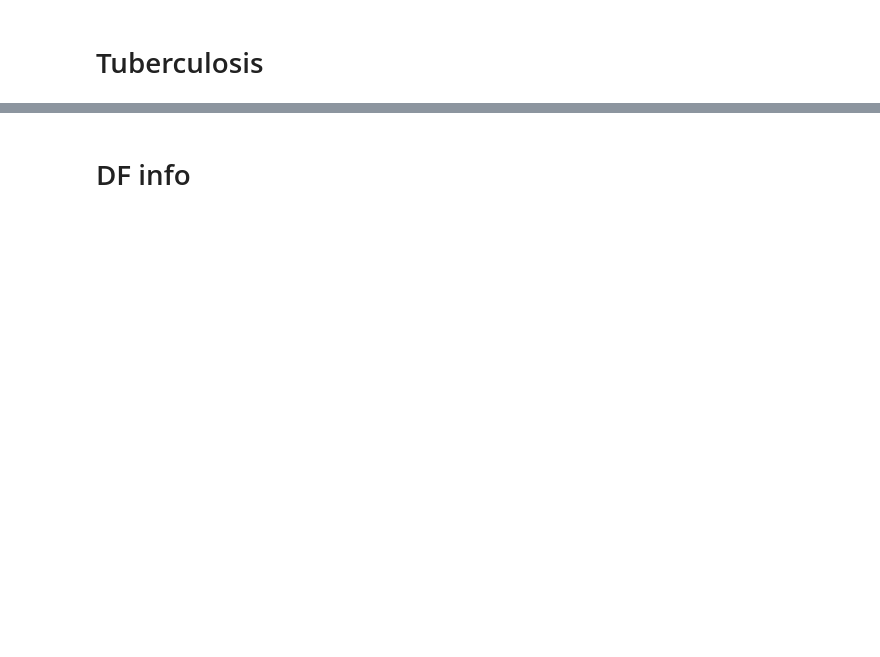
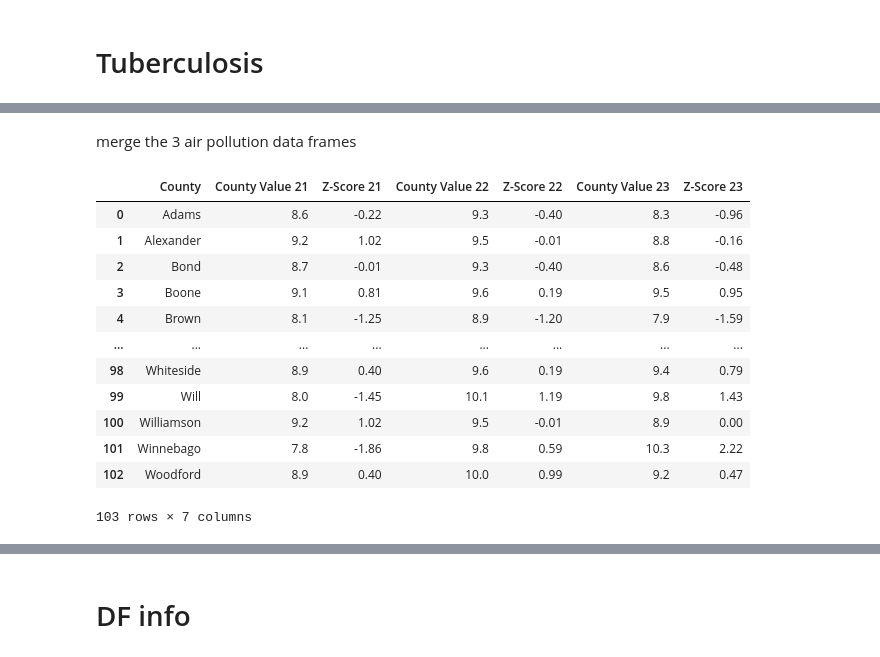
Before and after one commit to christineCLWong/idph_air_pollution_infectious, a Jupyter notebook: tuberculosis.ipynb, the cells around one changed output, grey strips where cells are left out. Cells and saved outputs as stored; diff of their text form; code cells hidden in the pictures; blank space fills up the shorter version.

```diff
--- a/tuberculosis.ipynb
+++ b/tuberculosis.ipynb
@@ -40,0 +32,21 @@ df_tub
+# %% [markdown]
+merge the 3 air pollution data frames
+# %%
+df_22_23 = pd.merge(df_air22, df_air23, on = 'County', how = 'outer')
+df_22_23
+df_air = pd.merge(df_air21, df_22_23, on = 'County', how = 'outer')
+df_air
+# %% [output]
+|  | County | County Value 21 | Z-Score 21 | County Value 22 | Z-Score 22 | County Value 23 | Z-Score 23 |
+| 0 | Adams | 8.6 | -0.22 | 9.3 | -0.40 | 8.3 | -0.96 |
+| 1 | Alexander | 9.2 | 1.02 | 9.5 | -0.01 | 8.8 | -0.16 |
+| 2 | Bond | 8.7 | -0.01 | 9.3 | -0.40 | 8.6 | -0.48 |
+| 3 | Boone | 9.1 | 0.81 | 9.6 | 0.19 | 9.5 | 0.95 |
+| 4 | Brown | 8.1 | -1.25 | 8.9 | -1.20 | 7.9 | -1.59 |
+| ... | ... | ... | ... | ... | ... | ... | ... |
+| 98 | Whiteside | 8.9 | 0.40 | 9.6 | 0.19 | 9.4 | 0.79 |
+| 99 | Will | 8.0 | -1.45 | 10.1 | 1.19 | 9.8 | 1.43 |
+| 100 | Williamson | 9.2 | 1.02 | 9.5 | -0.01 | 8.9 | 0.00 |
+| 101 | Winnebago | 7.8 | -1.86 | 9.8 | 0.59 | 10.3 | 2.22 |
+| 102 | Woodford | 8.9 | 0.40 | 10.0 | 0.99 | 9.2 | 0.47 |
+103 rows × 7 columns
```
Also changed, not shown: parts of 12 cells of this notebook.
